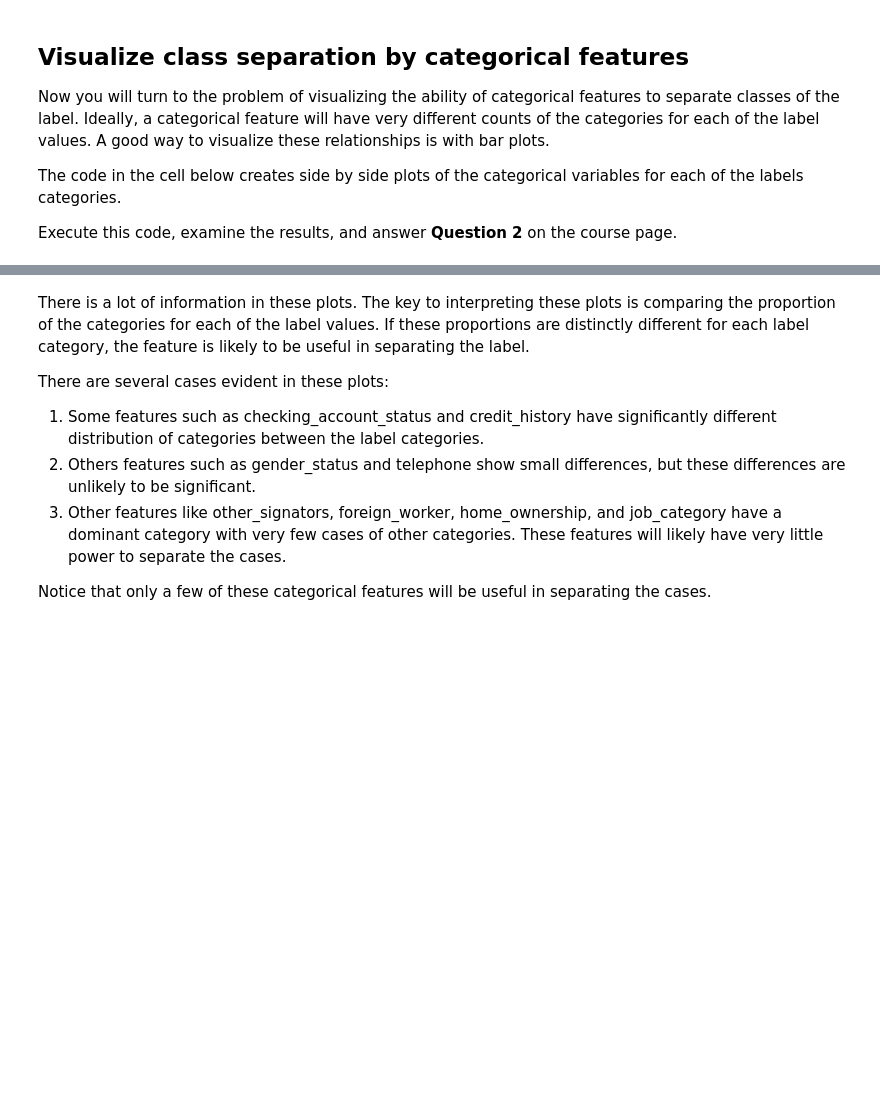
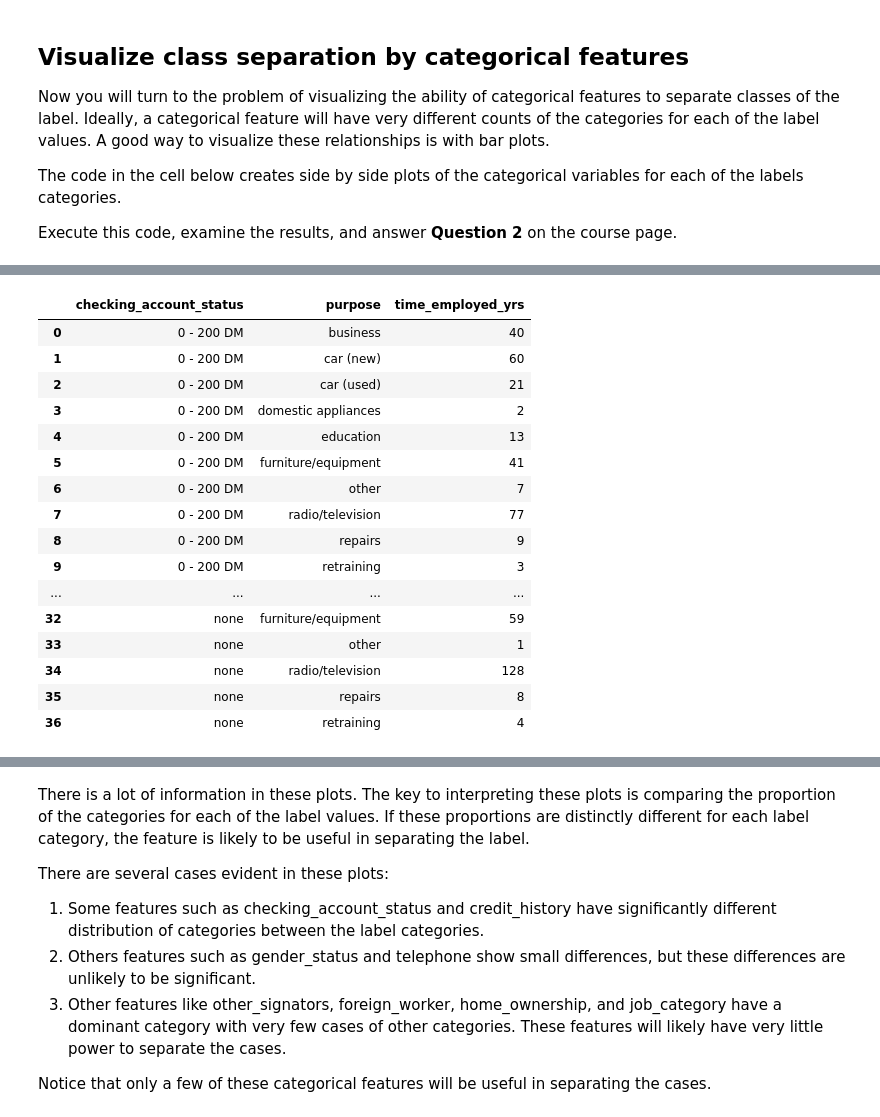
Before and after one commit to JeffWang0325/Microsoft-DAT275X-Principles-of-Machine-Learning-Python-Edition, a Jupyter notebook: Module2/VisualizingDataForClassification.ipynb, the cells around one changed output, grey strips where cells are left out. Cells and saved outputs as stored; diff of their text form; code cells hidden in the pictures; blank space fills up the shorter version.

```diff
--- a/Module2/VisualizingDataForClassification.ipynb
+++ b/Module2/VisualizingDataForClassification.ipynb
@@ -220,0 +309,20 @@ Execute this code, examine the results, and answer **Question 2** on the course
+# %%
+credit[['checking_account_status', 'purpose', 'time_employed_yrs']].groupby(['checking_account_status', 'purpose'], as_index = False).count()
+# %% [output]
+|  | checking_account_status | purpose | time_employed_yrs |
+| 0 | 0 - 200 DM | business | 40 |
+| 1 | 0 - 200 DM | car (new) | 60 |
+| 2 | 0 - 200 DM | car (used) | 21 |
+| 3 | 0 - 200 DM | domestic appliances | 2 |
+| 4 | 0 - 200 DM | education | 13 |
+| 5 | 0 - 200 DM | furniture/equipment | 41 |
+| 6 | 0 - 200 DM | other | 7 |
+| 7 | 0 - 200 DM | radio/television | 77 |
+| 8 | 0 - 200 DM | repairs | 9 |
+| 9 | 0 - 200 DM | retraining | 3 |
+| ... | ... | ... | ... |
+| 32 | none | furniture/equipment | 59 |
+| 33 | none | other | 1 |
+| 34 | none | radio/television | 128 |
+| 35 | none | repairs | 8 |
+| 36 | none | retraining | 4 |
```
Also changed, not shown: parts of 14 cells of this notebook, 1 other file.
